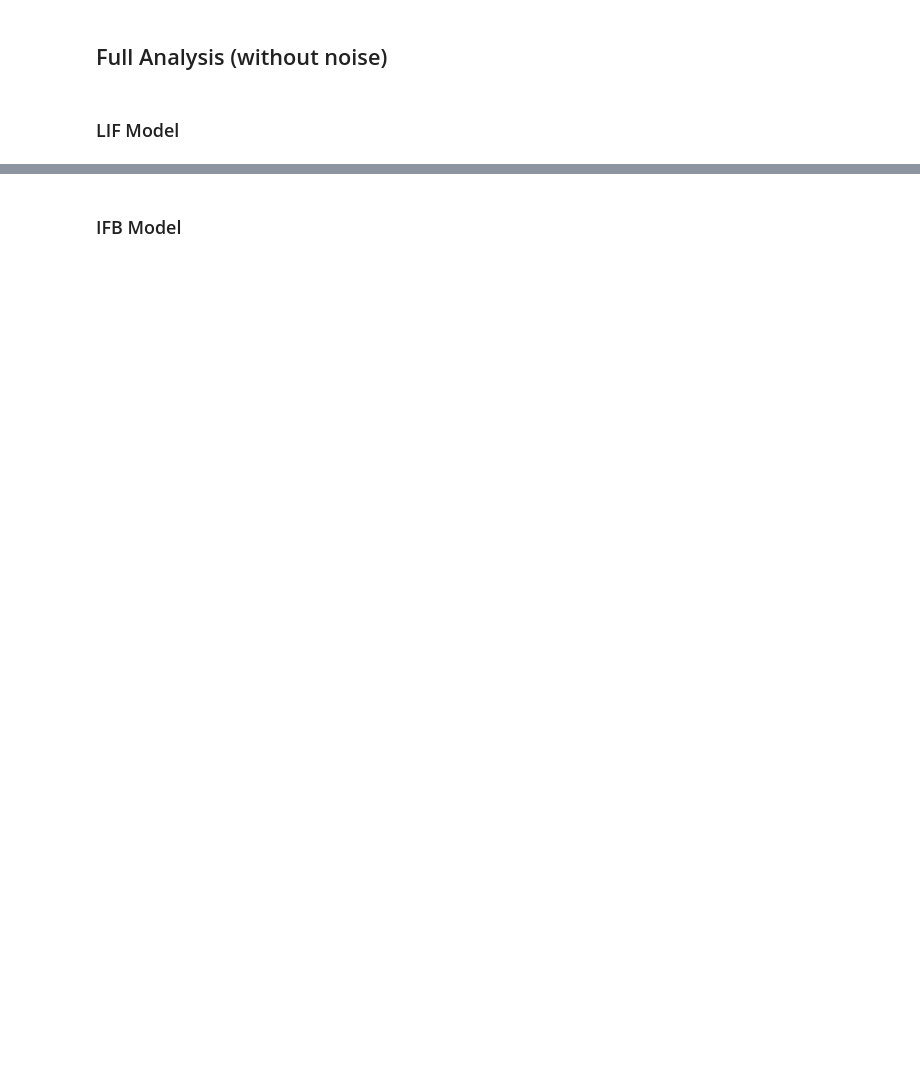
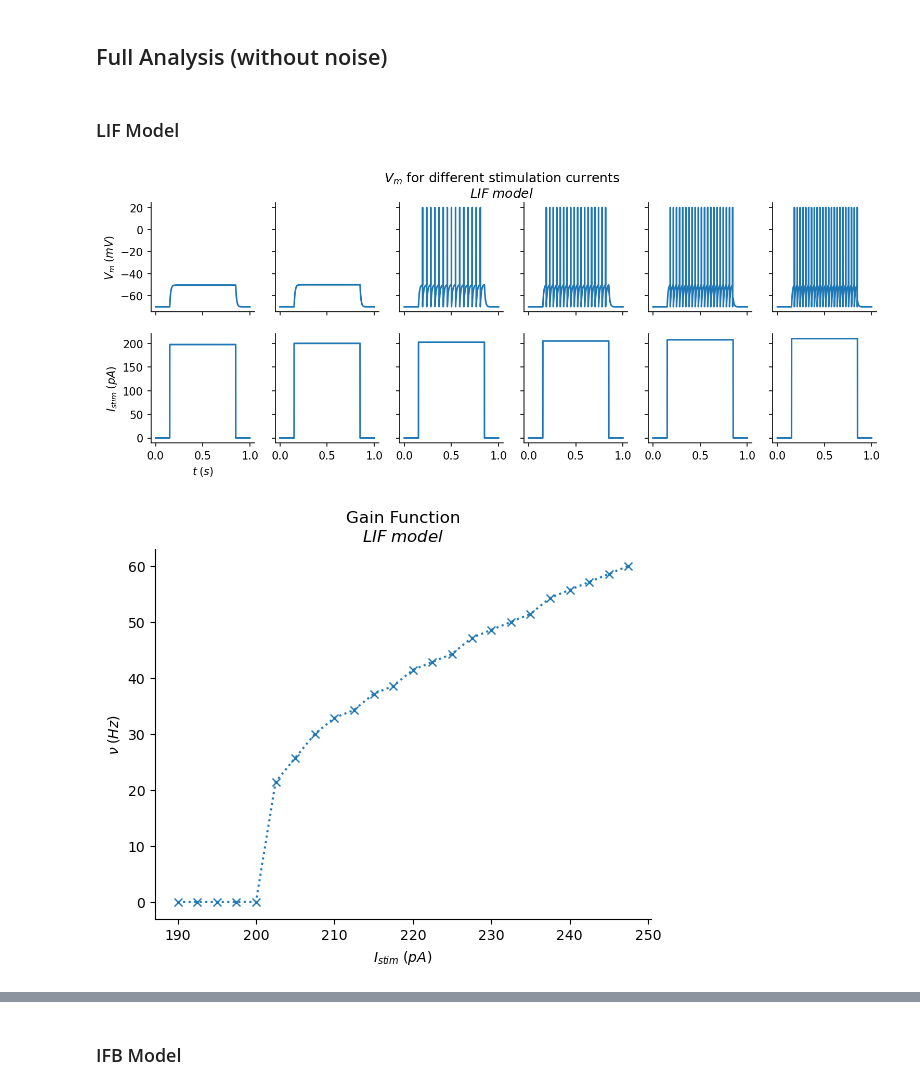
Before and after one commit to FrancescoNegri/computational-neuroscience-project, a Jupyter notebook: main.ipynb, the cells around one changed output, grey strips where cells are left out. Cells and saved outputs as stored; diff of their text form; code cells hidden in the pictures; blank space fills up the shorter version.

Commit message:
Update models

```diff
--- a/main.ipynb
+++ b/main.ipynb
@@ -17,14 +25,19 @@ dt = 1e-4
 # %% [markdown]
 ### LIF Model
 # %%
-I_amplitudes = np.arange(190, 250, 5) * 1e-12
-I_stim, t = generate_stimulus(I_amplitudes, simulation_time=0.5, t_on=0.15, t_off=0.35, dt=dt)
+I_amplitudes = np.arange(190, 250, 2.5) * 1e-12
+I_stim, t = generate_stimulus(I_amplitudes, simulation_time=1, t_on=0.15, t_off=0.85, dt=dt)
 
 # Model initialization and execution
 my_LIF = LIF()
 my_LIF.run(I_stim, dt)
 
 # Results plotting
-plot_trials(t, my_LIF.V_m[0:8], I_stim[0:8], title='$V_{m}$ for different stimulation currents', subtitle='$LIF\;model$')
-plot_gain_function(I_amplitudes, my_LIF.get_firing_rate(dt), subtitle='$LIF\;model$', xticks=I_amplitudes * 1e12)
+plot_trials(t, my_LIF.V_m[3:9], I_stim[3:9], title='$V_{m}$ for different stimulation currents', subtitle='$LIF\;model$')
+plt.savefig('./images/LIF_Vm.png', dpi=600)
+plot_gain_function(I_amplitudes, my_LIF.get_firing_rate(dt), subtitle='$LIF\;model$')
+plt.savefig('./images/LIF_gain.png', dpi=600)
+# %% [output]
+[figure, added]
+[figure, added]
 # %%
```
Also changed, not shown: parts of 14 cells of this notebook, 4 other files.
